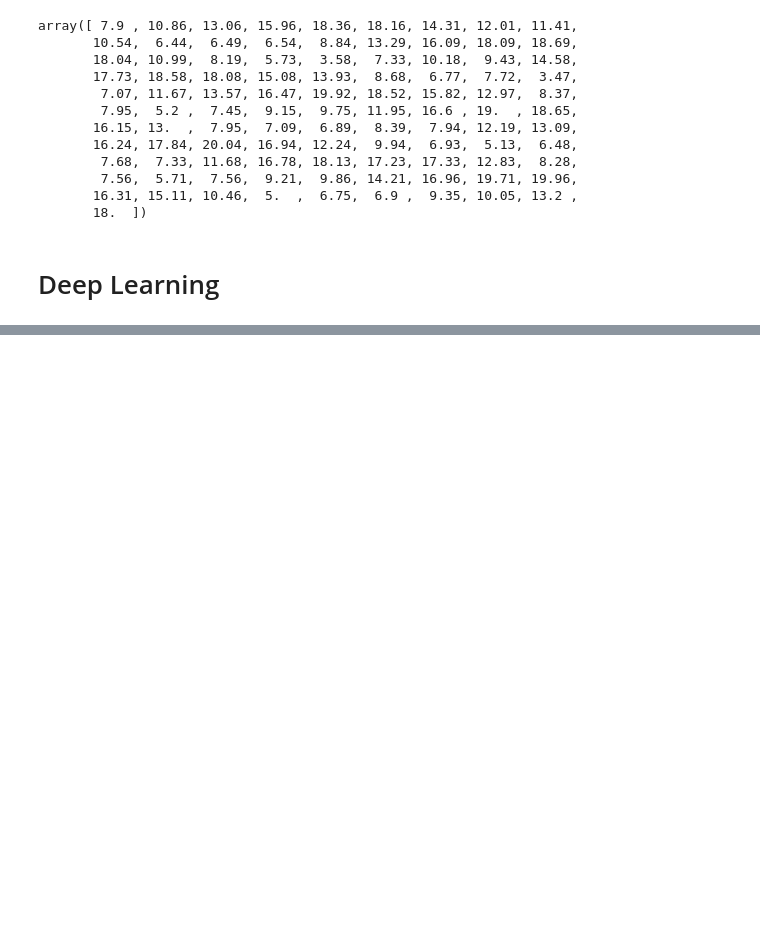
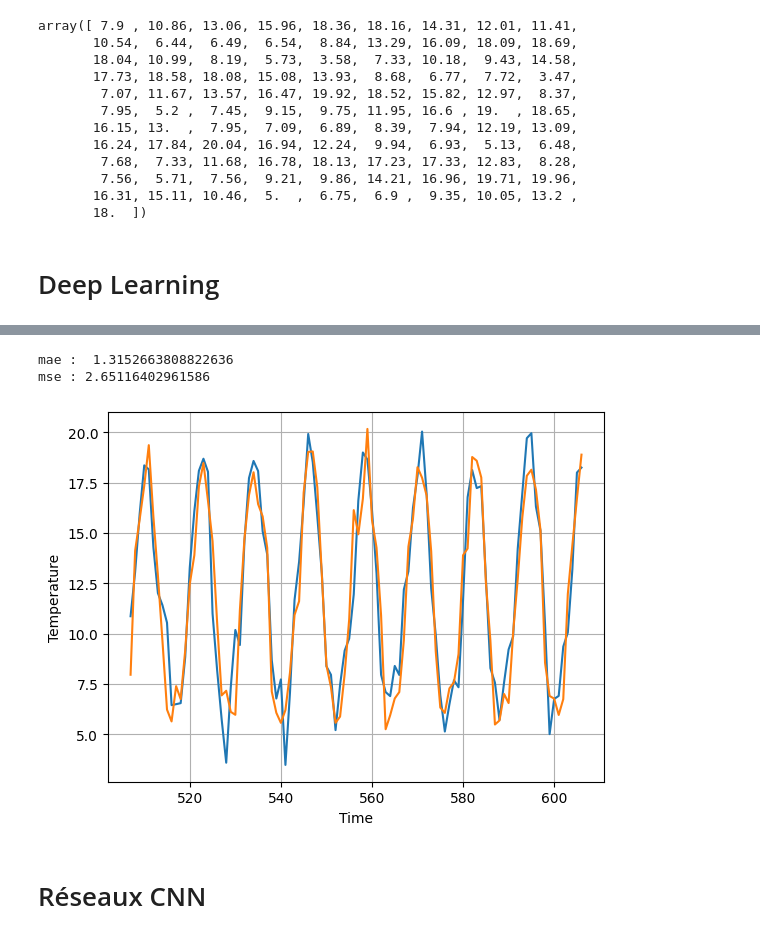
Before and after one commit to The237/DeepLearningCourses, a Jupyter notebook: 08_TimeSeries.ipynb, the cells around one changed output, grey strips where cells are left out. Drawn from its saved outputs; the diff is of its cells as text; code cells hidden in the pictures; blank space fills up the shorter version.

```diff
--- a/08_TimeSeries.ipynb
+++ b/08_TimeSeries.ipynb
@@ -158,0 +351,5 @@ window_size = 3
+# %%
+forecast = []
+for time in range(507-24,607-24):
+  series_to_predict = series[time:time+24].reshape(1,-1)
+  forecast.append(model.predict(series_to_predict).item())
@@ -158,0 +374,18 @@ window_size = 3
+# %%
+forecast = np.array(forecast)
+# %%
+print("mae : ",(mean_absolute_error(x_test, forecast)))
+print("mse :",mean_squared_error(x_test, forecast))
+
+plt.plot(time_test, x_test)
+plt.plot(time_test, forecast)
+plt.xlabel("Time")
+plt.ylabel("Temperature")
+plt.grid(True)
+plt.show()
+# %% [output]
+mae :  1.3152663808822636
+mse : 2.65116402961586
+[figure, added]
+# %% [markdown]
+# Réseaux CNN
```
Also changed, not shown: parts of 28 cells of this notebook.
